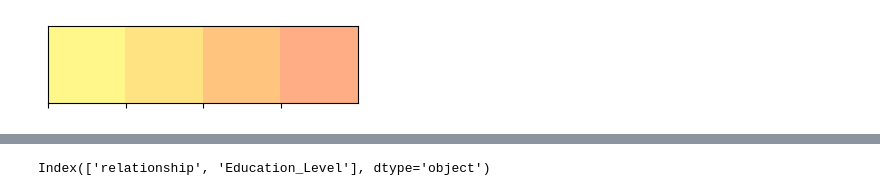
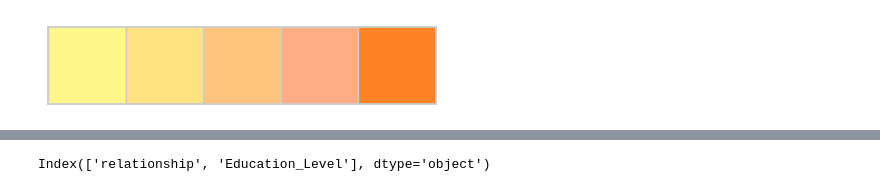
Before and after one commit to swetha123/internship_project, a Jupyter notebook: notebooks/model_training.ipynb, the cells around one changed output, grey strips where cells are left out. Drawn from its saved outputs; the diff is of its cells as text; code cells hidden in the pictures.

```diff
--- a/notebooks/model_training.ipynb
+++ b/notebooks/model_training.ipynb
@@ -2,35 +2,35 @@
 import numpy as np
 import pandas as pd
 import matplotlib.pyplot as plt
 import seaborn as sns
 
 from datetime import date, datetime # for manupulating time and date columns
 
 from sklearn.preprocessing import OneHotEncoder, OrdinalEncoder, StandardScaler # For handling categorical column and scaling numeric columns
 from sklearn.impute import SimpleImputer ## HAndling Missing Values
 # Libraries for clustering and evaluation
 from sklearn.cluster import KMeans
 from sklearn.metrics import silhouette_score
 
 from sklearn.pipeline import Pipeline,make_pipeline
 from sklearn.compose import ColumnTransformer
 
 from sklearn.cluster import (
     KMeans, AgglomerativeClustering, DBSCAN, MeanShift,
     SpectralClustering, AffinityPropagation, OPTICS
 )
 from sklearn.mixture import GaussianMixture
 from sklearn.decomposition import PCA
 from sklearn.metrics import silhouette_score
 
 import warnings
 warnings.filterwarnings("ignore") # To prevent kernel from showing any warning
 
 # set the color palette
-palette = sns.color_palette(["#FFF78A",'#FFE382','#FFC47E','#FFAD84'])
+palette = sns.color_palette(["#FFF78A",'#FFE382','#FFC47E','#FFAD84','#FF8224'])
 sns.palplot(palette) # print color palette
 # %% [output]
-[figure, old version]
+[figure, new version]
 # %%
 data = pd.read_csv("E:\\projects\\internship_project\\notebooks\\data\\cleaned_data.csv")
 # %%
```
Also changed, not shown: parts of 43 cells of this notebook, 11 other files.
